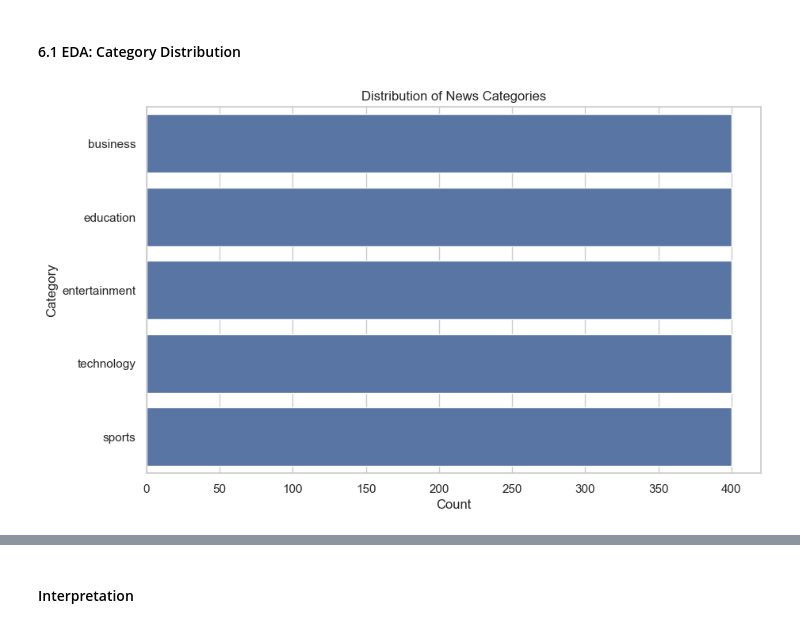
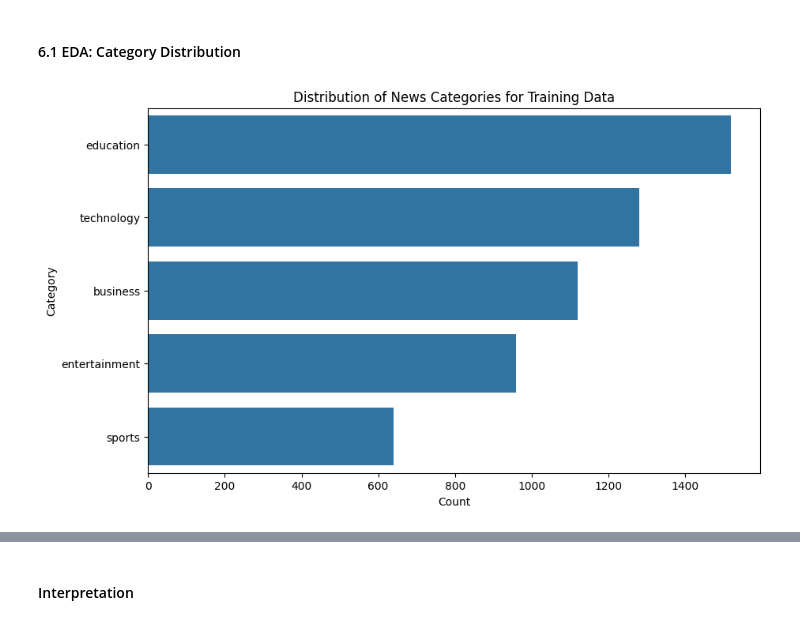
Before and after one commit to justin9503/2401FTDS_Classification_Project_Team_MM2, a Jupyter notebook: Classification_Project_Team_MM2.ipynb, the cells around one changed output, grey strips where cells are left out. Saved outputs shown, nothing was run; the diff lists cells and outputs as text; code cells hidden in the pictures.

Commit message:
Models training, validating and testing

```diff
--- a/Classification_Project_Team_MM2.ipynb
+++ b/Classification_Project_Team_MM2.ipynb
@@ -88,5 +92,5 @@ warnings.filterwarnings('ignore')
 The data used for this project was located in the Data folder which contains two files `test.csv` and `train.csv`. To better manipulate and analyse the `test.csv` and `train.csv` files, it was loaded into a Pandas Data Frame using the Pandas function, `pd.read_csv()` and referred to as `train_data` and `test_data`. For demonstrating the column index in the dataframe , `index_col=False` was implemented.
 # %%
 # Loading the data
-train_data = pd.read_csv('Data/processed/test.csv', index_col=False)
-test_data = pd.read_csv('Data/processed/train.csv',index_col=False)
+train_data = pd.read_csv('train.csv')
+test_data = pd.read_csv('test.csv')
@@ -165,23 +189,0 @@ This section covers the data preprocessing, which involves preparing text data f
-# %%
-nltk.download('punkt')
-nltk.download('stopwords')
-
-stop_words = set(stopwords.words('english'))
-ps = PorterStemmer()
-
-def clean_text(text):
-    text = text.lower()  # Convert to lowercase
-    text = re.sub(r'\d+', '', text)  # Remove numbers
-    text = re.sub(r'[^\w\s]', '', text)  # Remove punctuation
-    tokens = word_tokenize(text)  # Tokenize text
-    tokens = [word for word in tokens if word not in stop_words]  # Remove stop words
-    tokens = [ps.stem(word) for word in tokens]  # Apply stemming
-    return ' '.join(tokens)
-
-# Apply cleaning function to the text fields
-train_data['cleaned_headlines'] = train_data['headlines'].apply(clean_text)
-train_data['cleaned_description'] = train_data['description'].apply(clean_text)
-train_data['cleaned_content'] = train_data['content'].apply(clean_text)
-
-# Display cleaned text
-train_data[['cleaned_headlines', 'cleaned_description', 'cleaned_content']].head()
@@ -225,7 +189,0 @@ removing unnecessary information to get the data into a usable format. The code
-# %%
-plt.figure(figsize=(15, 5))
-
-pattern_url =  r'http[s]?://(?:[A-Za-z]|[0-9]|[$-_@.&+]|[!*\(\),]|(?:%[0-9A-Fa-f][0-9A-Fa-f]))+'
-url = r'url-web'
-train_data['url'] = train_data['url'].replace(to_replace = pattern_url, value = url, regex = True)
-test_data['url'] = test_data['url'].replace(to_replace = pattern_url, value = url, regex = True)
@@ -259,10 +213,10 @@ To give a better understanding of the variables and the relationships between th
 # %%
 # Plot the distribution of the category column
 plt.figure(figsize=(10, 6))
 sns.countplot(y='category', data=train_data, order=train_data['category'].value_counts().index)
-plt.title('Distribution of News Categories')
+plt.title('Distribution of News Categories for Training Data')
 plt.xlabel('Count')
 plt.ylabel('Category')
 plt.show()
 # %% [output]
-[figure, old version]
+[figure, new version]
```
Also changed, not shown: parts of 67 cells of this notebook.
